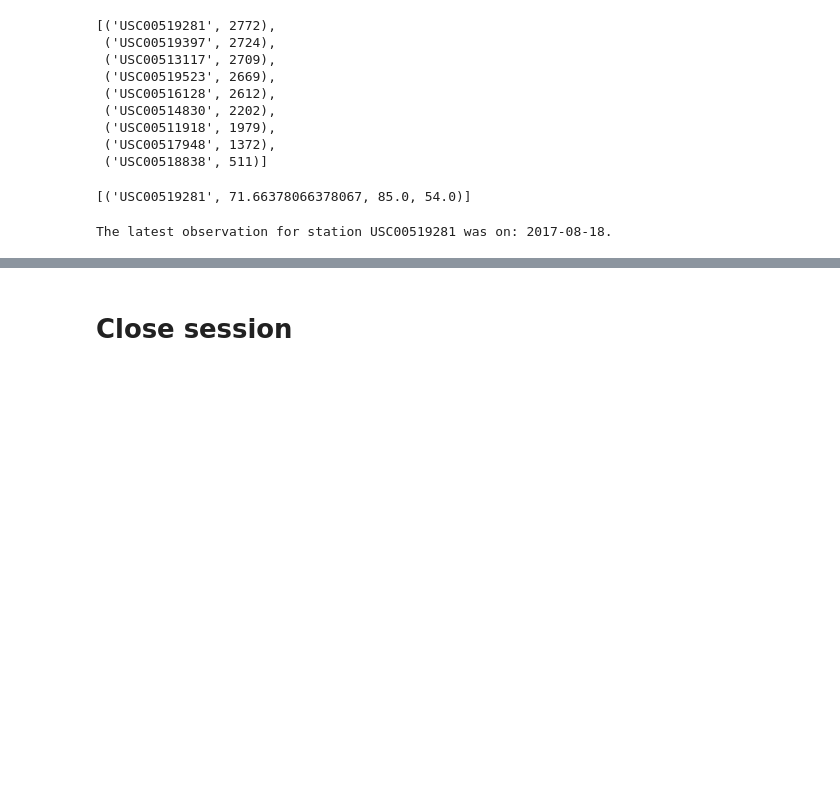
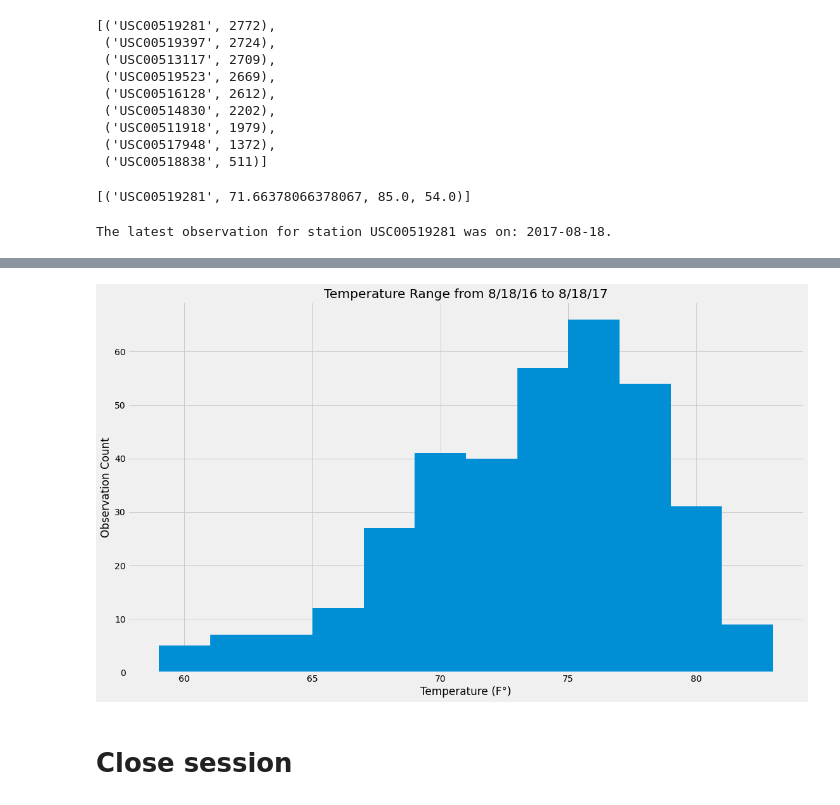
Before and after one commit to mgeffroy/sqlalchemy-challenge, a Jupyter notebook: climate.ipynb, the cells around one changed output, grey strips where cells are left out. Drawn from its saved outputs; the diff is of its cells as text; code cells hidden in the pictures; blank space fills up the shorter version.

Commit message:
Histogram done

```diff
--- a/climate.ipynb
+++ b/climate.ipynb
@@ -190,0 +188,5 @@ The latest observation for station USC00519281 was on: 2017-08-18.
+# %%
+#Then get the year temperature observation
+Year_tempma = session.query(Measurement).filter(Measurement.station == "USC00519281")\
+    .filter(Measurement.date > "2016-08-18").statement
+temp_df = pd.read_sql_query(Year_tempma, session.bind)
@@ -191,3 +203,13 @@ The latest observation for station USC00519281 was on: 2017-08-18.
+# %%
+#Create the histogram
+temp = temp_df["tobs"]
+temp.hist(bins=12, grid=True, figsize=(17,10))
+plt.xlabel("Temperature (F°)")
+plt.ylabel("Observation Count")
+plt.title("Temperature Range from 8/18/16 to 8/18/17")
+plt.show()
+# %% [output]
+[figure, added]
 # %% [markdown]
 # Close session
 # %%
```
Also changed, not shown: parts of 2 cells of this notebook.
